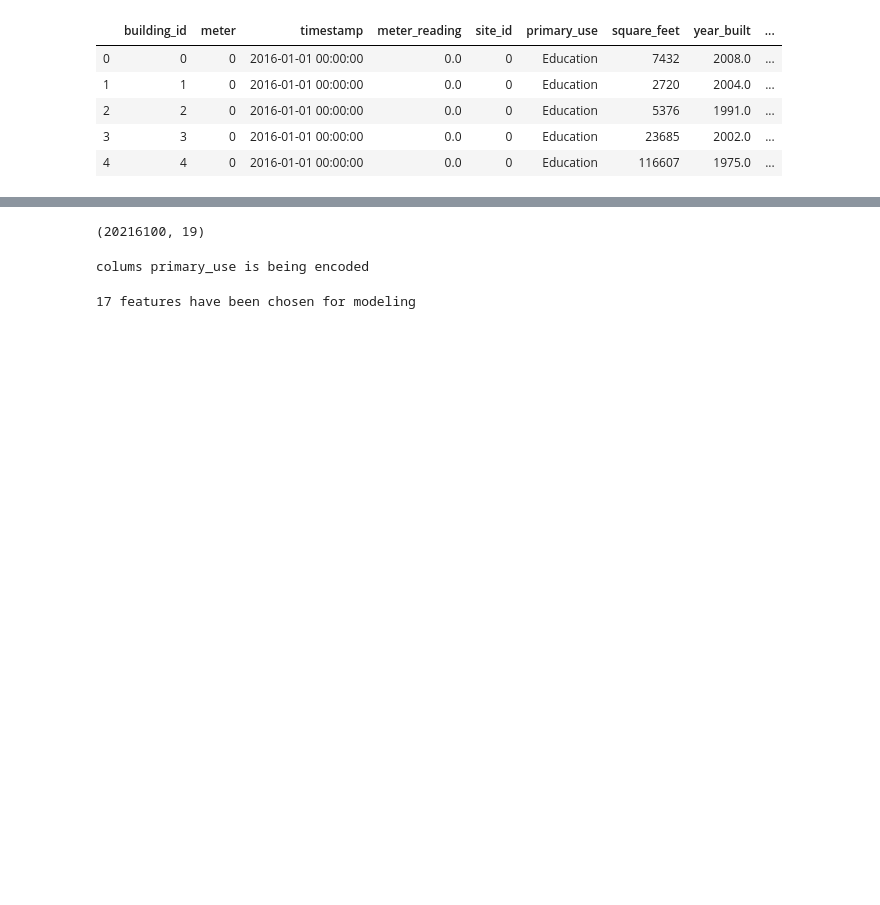
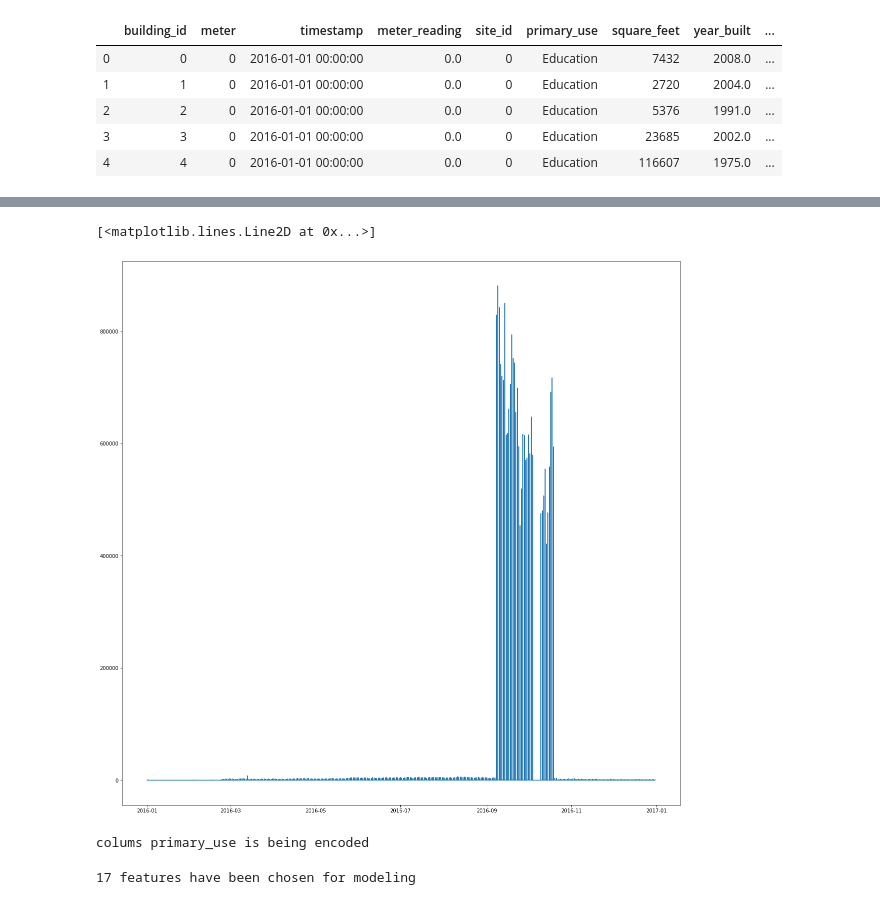
Before and after one commit to thebearinmind/bearinmind-kaggle, a Jupyter notebook: ashrae/single_model.ipynb, the cells around one changed output, grey strips where cells are left out. Saved outputs shown, nothing was run; the diff lists cells and outputs as text; code cells hidden in the pictures; blank space fills up the shorter version.

```diff
--- a/ashrae/single_model.ipynb
+++ b/ashrae/single_model.ipynb
@@ -159,9 +137,11 @@ df_train.head()
+# %%
+plt.figure(figsize=(20,20))
+plt.plot(pd.to_datetime(df_train_elec["timestamp"]).dt.date, df_train_elec['meter_reading'])
+# %% [output]
+[<matplotlib.lines.Line2D at 0x...>]
+[figure, added]
 # %%
 #df_train = df_train[df_train["meter_reading"] != 0.0]
-# %%
-df_train.shape
-# %% [output]
-(20216100, 19)
 # %%
 #encode_cols = ["primary_use"]
 # %%
```
Also changed, not shown: parts of 20 cells of this notebook.
